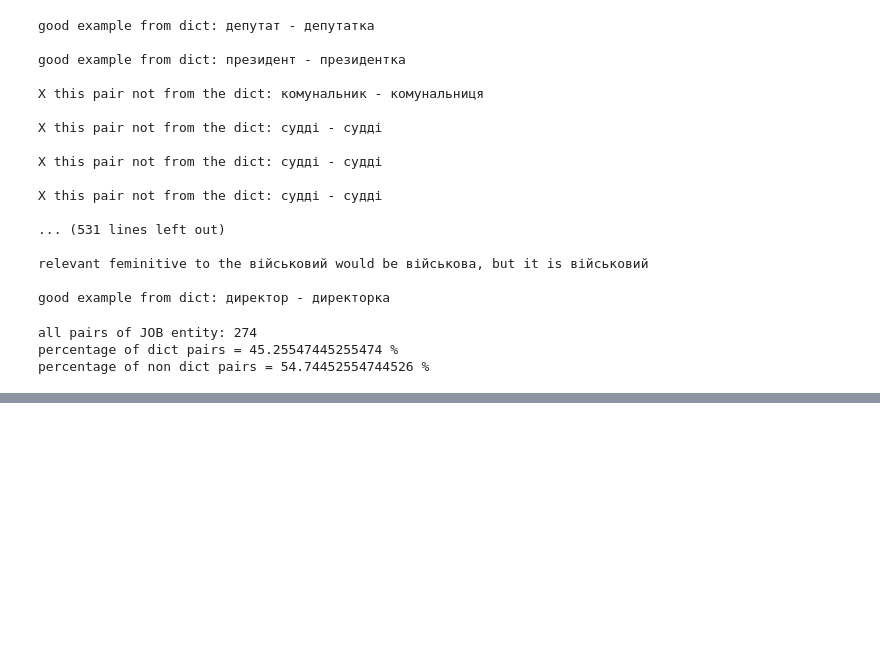
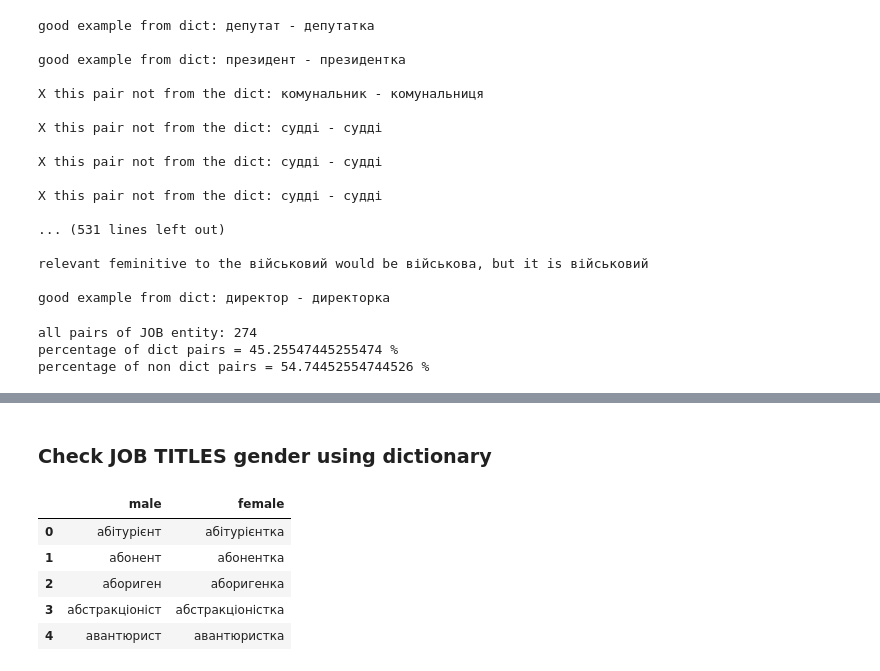
Before and after one commit to linndfors/ner_for_fem, a Jupyter notebook: src/metrics.ipynb, the cells around one changed output, grey strips where cells are left out. Cells and saved outputs as stored; diff of their text form; code cells hidden in the pictures; blank space fills up the shorter version.

```diff
--- a/src/metrics.ipynb
+++ b/src/metrics.ipynb
@@ -353,0 +429,2 @@ percentage of non dict pairs = 54.74452554744526 %
+# %% [markdown]
+### Check JOB TITLES gender using dictionary
@@ -353,0 +434,11 @@ percentage of non dict pairs = 54.74452554744526 %
+# %%
+gender_dict_df = pd.read_csv("/Users/linndfors/study/diploma/uk-gender-word-mapper/gender_pairs_dictionary.csv")
+# %%
+gender_dict_df.head()
+# %% [output]
+|  | male | female |
+| 0 | абітурієнт | абітурієнтка |
+| 1 | абонент | абонентка |
+| 2 | абориген | аборигенка |
+| 3 | абстракціоніст | абстракціоністка |
+| 4 | авантюрист | авантюристка |
```
Also changed, not shown: parts of 60 cells of this notebook, 9 other files.
